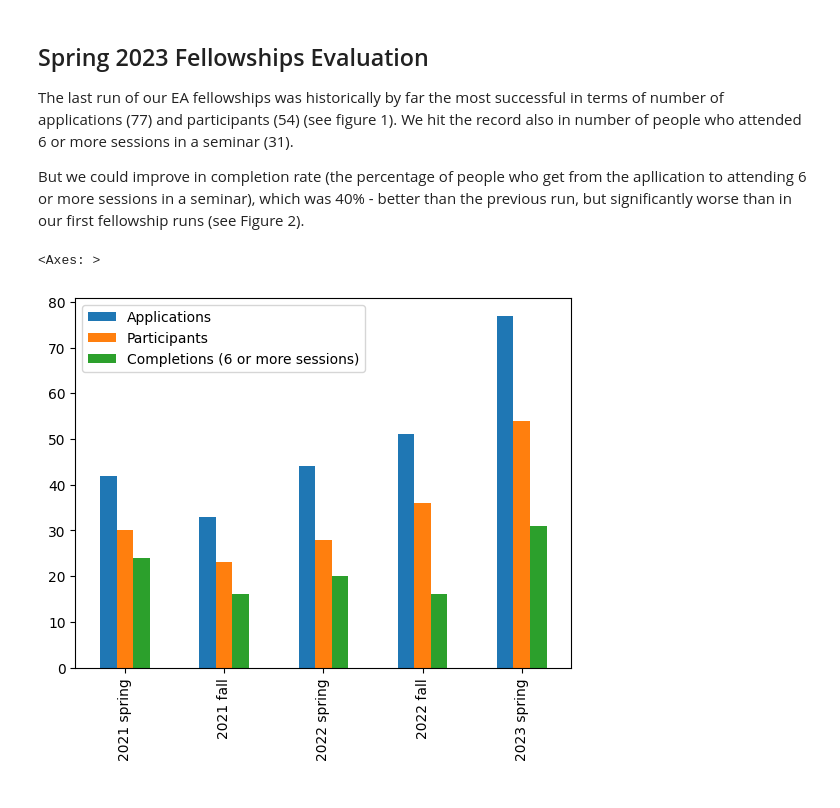
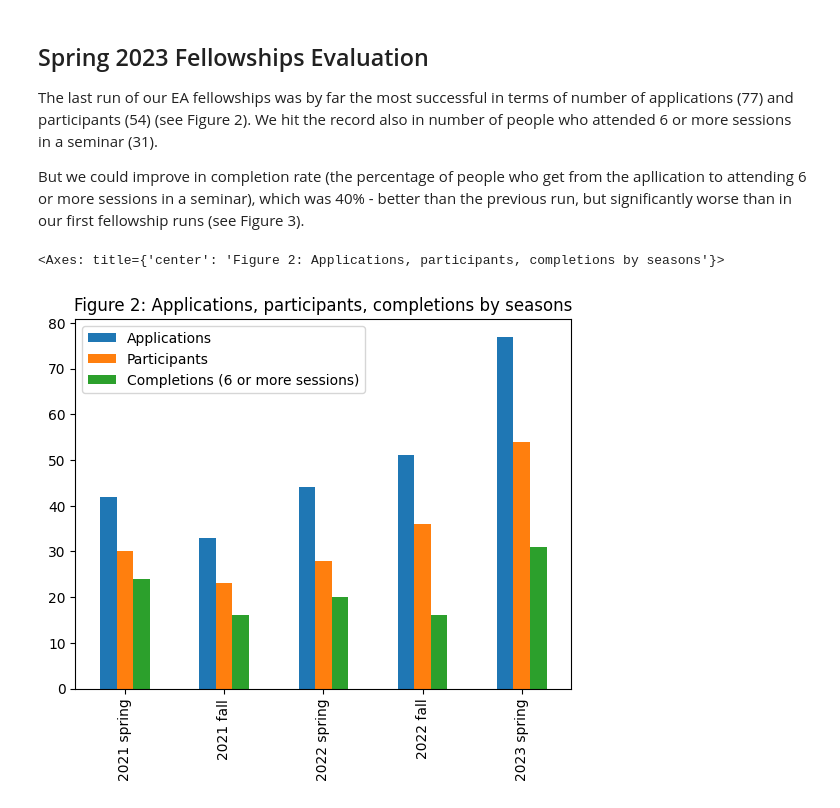
Before and after one commit to GPT-4I/evals, a Jupyter notebook: data.ipynb, the cells around one changed output. Drawn from its saved outputs; the diff is of its cells as text; code cells hidden in the pictures.

```diff
--- a/data.ipynb
+++ b/data.ipynb
@@ -71,13 +80,13 @@ report_df
 # %% [markdown]
 ## Spring 2023 Fellowships Evaluation
 
-The last run of our EA fellowships was historically by far the most successful in terms of number of applications (77) and participants (54) (see figure 1). We hit the record also in number of people who attended 6 or more sessions in a seminar (31).
+The last run of our EA fellowships was by far the most successful in terms of number of applications (77) and participants (54) (see Figure 2). We hit the record also in number of people who attended 6 or more sessions in a seminar (31).
 
-But we could improve in completion rate (the percentage of people who get from the apllication to attending 6 or more sessions in a seminar), which was 40% - better than the previous run, but significantly worse than in our first fellowship runs (see Figure 2).
+But we could improve in completion rate (the percentage of people who get from the apllication to attending 6 or more sessions in a seminar), which was 40% - better than the previous run, but significantly worse than in our first fellowship runs (see Figure 3).
 # %%
 report_df = report_df.rename(columns={"Completions":"Completions (6 or more sessions)"})
-report_df[["Applications", "Participants", "Completions (6 or more sessions)"]].drop("2023 fall").plot.bar()
+report_df[["Applications", "Participants", "Completions (6 or more sessions)"]].drop("2023 fall").plot.bar(title="Figure 2: Applications, participants, completions by seasons")
 # %% [output]
-<Axes: >
+<Axes: title={'center': 'Figure 2: Applications, participants, completions by seasons'}>
-[figure, old version]
+[figure, new version]
 # %%
```
Also changed, not shown: parts of 8 cells of this notebook.
